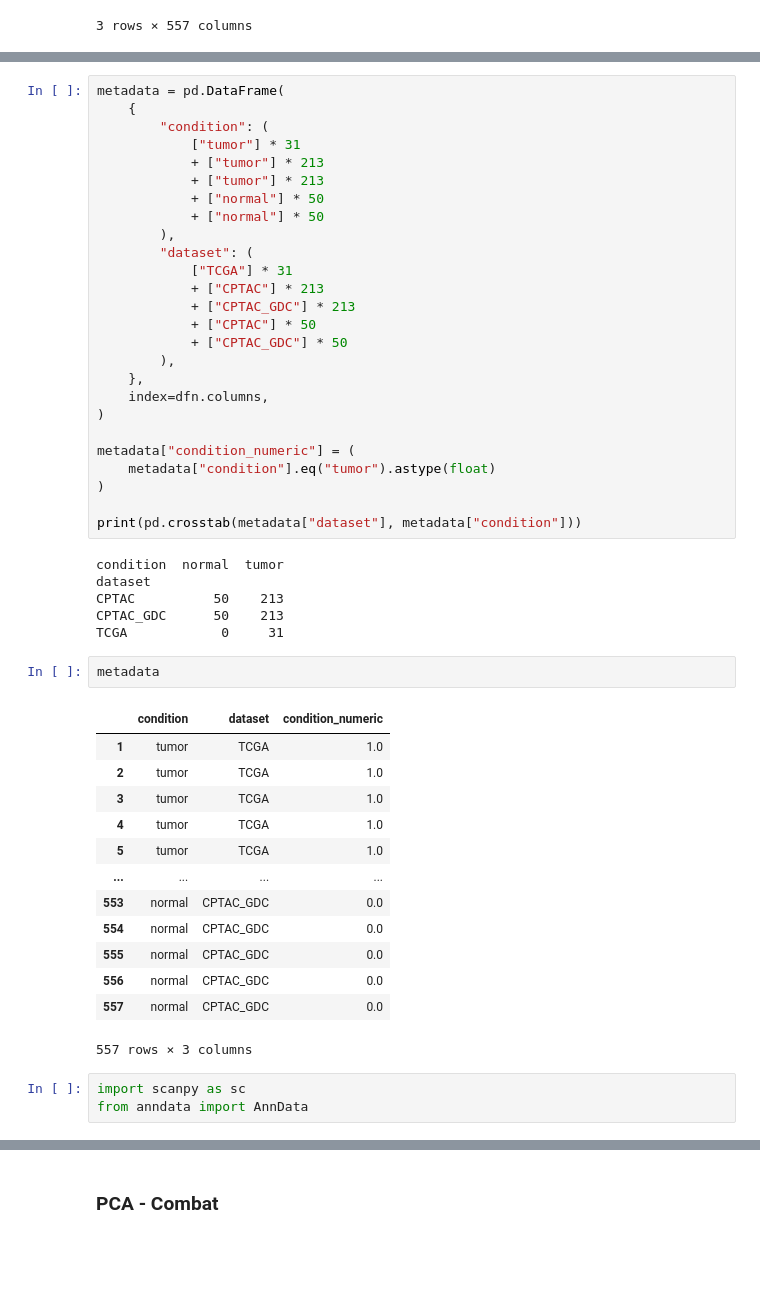
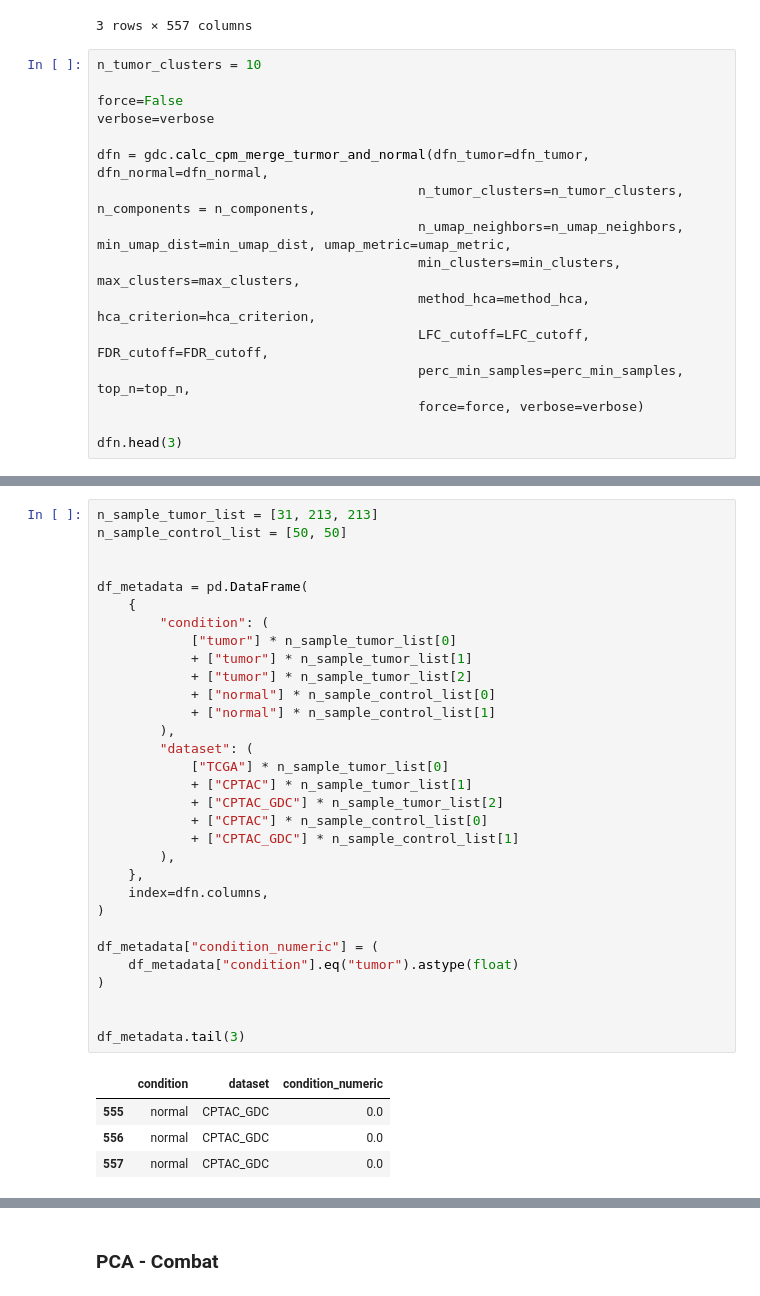
Before and after one commit to flalix/perturb_agent, a Jupyter notebook: notebooks/mtp_TCGA_53_PSI_all_PAADs_Clusters.ipynb, the cells around one changed output, grey strips where cells are left out. Drawn from its saved outputs; the diff is of its cells as text; blank space fills up the shorter version.

```diff
--- a/notebooks/mtp_TCGA_53_PSI_all_PAADs_Clusters.ipynb
+++ b/notebooks/mtp_TCGA_53_PSI_all_PAADs_Clusters.ipynb
@@ -408,3 +370,19 @@ dfn.head(3)
 | ENSG00000262619 | 10.816 | 10.877 | 12.968 | 12.899 | 14.828 | 9.721 | 12.547 | 10.455 | 9.238 | 13.277 | ... | ... |
 | ENSG00000281383 | 3.418 | 0.000 | 10.809 | 0.000 | 11.366 | 5.782 | 3.113 | 0.000 | 0.000 | 0.759 | ... | ... |
 3 rows × 557 columns
+# %%
+n_tumor_clusters = 10
+
+force=False
+verbose=verbose
+
+dfn = gdc.calc_cpm_merge_turmor_and_normal(dfn_tumor=dfn_tumor, dfn_normal=dfn_normal,
+                                         n_tumor_clusters=n_tumor_clusters, n_components = n_components,
+                                         n_umap_neighbors=n_umap_neighbors, min_umap_dist=min_umap_dist, umap_metric=umap_metric,
+                                         min_clusters=min_clusters, max_clusters=max_clusters,
+                                         method_hca=method_hca, hca_criterion=hca_criterion,
+                                         LFC_cutoff=LFC_cutoff, FDR_cutoff=FDR_cutoff,
+                                         perc_min_samples=perc_min_samples, top_n=top_n,
+                                         force=force, verbose=verbose)
+
+dfn.head(3)
@@ -411,51 +395,36 @@ dfn.head(3)
 # %%
-metadata = pd.DataFrame(
+n_sample_tumor_list = [31, 213, 213]
+n_sample_control_list = [50, 50]
+
+
+df_metadata = pd.DataFrame(
     {
         "condition": (
-            ["tumor"] * 31
-            + ["tumor"] * 213
-            + ["tumor"] * 213
-            + ["normal"] * 50
-            + ["normal"] * 50
+            ["tumor"] * n_sample_tumor_list[0]
+            + ["tumor"] * n_sample_tumor_list[1]
+            + ["tumor"] * n_sample_tumor_list[2]
+            + ["normal"] * n_sample_control_list[0]
+            + ["normal"] * n_sample_control_list[1]
         ),
         "dataset": (
-            ["TCGA"] * 31
-            + ["CPTAC"] * 213
-            + ["CPTAC_GDC"] * 213
-            + ["CPTAC"] * 50
-            + ["CPTAC_GDC"] * 50
+            ["TCGA"] * n_sample_tumor_list[0]
+            + ["CPTAC"] * n_sample_tumor_list[1]
+            + ["CPTAC_GDC"] * n_sample_tumor_list[2]
+            + ["CPTAC"] * n_sample_control_list[0]
+            + ["CPTAC_GDC"] * n_sample_control_list[1]
         ),
     },
     index=dfn.columns,
 )
 
-metadata["condition_numeric"] = (
-    metadata["condition"].eq("tumor").astype(float)
+df_metadata["condition_numeric"] = (
+    df_metadata["condition"].eq("tumor").astype(float)
 )
 
-print(pd.crosstab(metadata["dataset"], metadata["condition"]))
+
+df_metadata.tail(3)
 # %% [output]
-condition  normal  tumor
-dataset
-CPTAC          50    213
-CPTAC_GDC      50    213
-TCGA            0     31
+|  | condition | dataset | condition_numeric |
+| 555 | normal | CPTAC_GDC | 0.0 |
+| 556 | normal | CPTAC_GDC | 0.0 |
+| 557 | normal | CPTAC_GDC | 0.0 |
-# %%
-metadata
-# %% [output]
-|  | condition | dataset | condition_numeric |
-| 1 | tumor | TCGA | 1.0 |
-| 2 | tumor | TCGA | 1.0 |
-| 3 | tumor | TCGA | 1.0 |
-| 4 | tumor | TCGA | 1.0 |
-| 5 | tumor | TCGA | 1.0 |
-| ... | ... | ... | ... |
-| 553 | normal | CPTAC_GDC | 0.0 |
-| 554 | normal | CPTAC_GDC | 0.0 |
-| 555 | normal | CPTAC_GDC | 0.0 |
-| 556 | normal | CPTAC_GDC | 0.0 |
-| 557 | normal | CPTAC_GDC | 0.0 |
-557 rows × 3 columns
-# %%
-import scanpy as sc
-from anndata import AnnData
```
Also changed, not shown: parts of 49 cells of this notebook, 1 other file.
